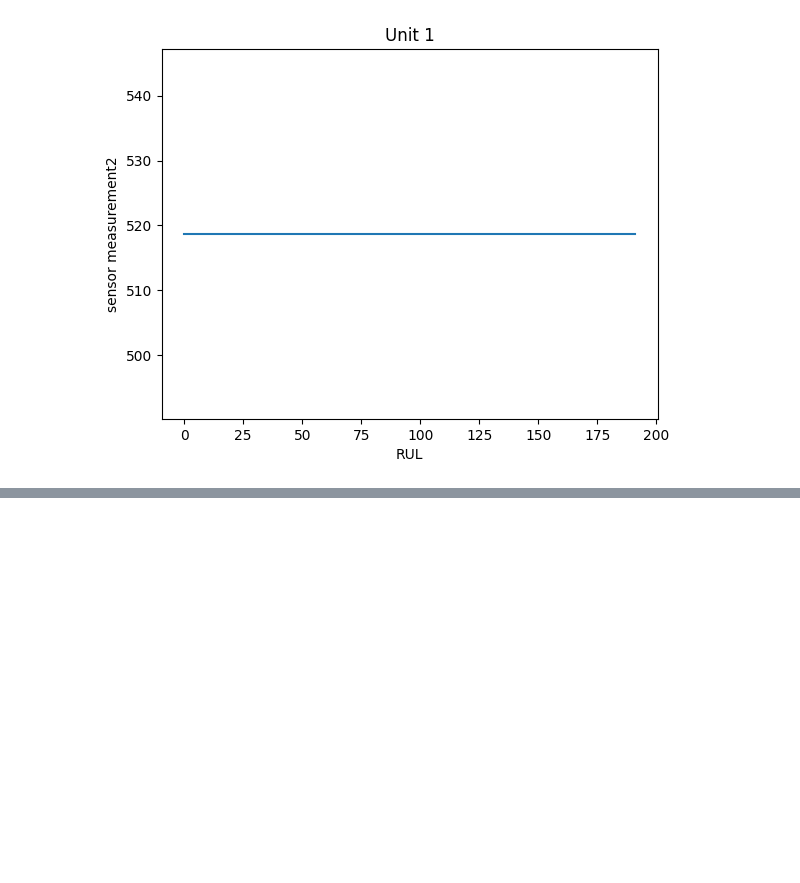
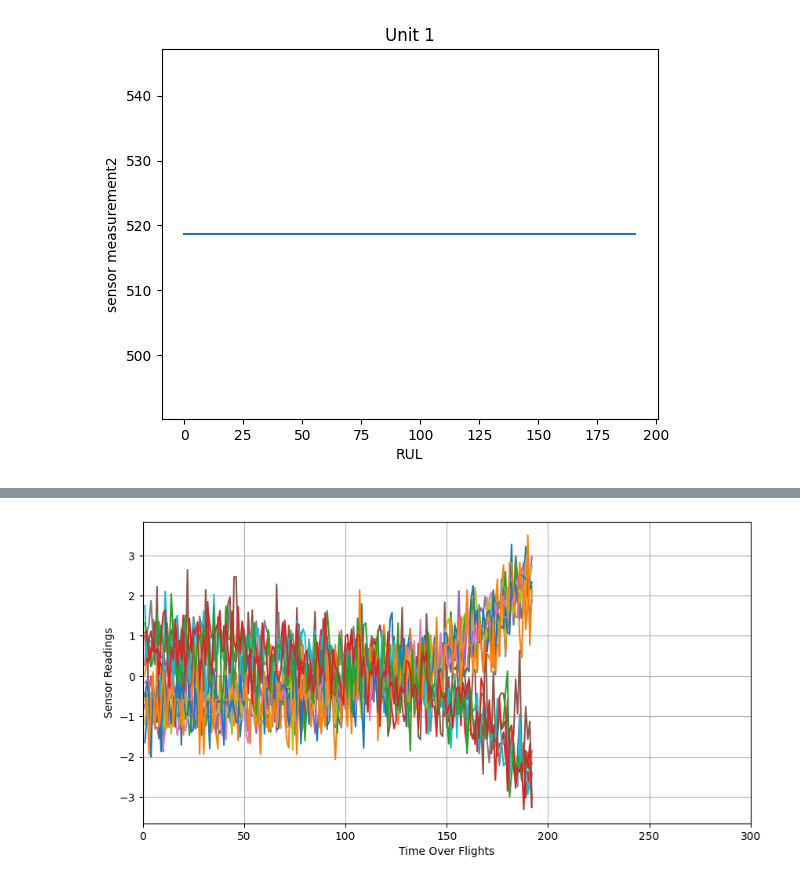
Before and after one commit to meghagkrishnan/jet_engine, a Jupyter notebook: notebooks/megha_jet_engine.ipynb, the cells around one changed output, grey strips where cells are left out. Drawn from its saved outputs; the diff is of its cells as text; code cells hidden in the pictures; blank space fills up the shorter version.

```diff
--- a/notebooks/megha_jet_engine.ipynb
+++ b/notebooks/megha_jet_engine.ipynb
@@ -10,7 +10,7 @@
 <br>-FD004: Multiple operating conditions, multiple fault modes.
 # %%
 import pandas as pd
-train_FD001 = pd.read_csv("train_FD001.txt",sep = ' ', header=None)
+train_FD001 = pd.read_csv("/home/meghagkrishnan/code/meghagkrishnan/jet_engine/raw_data/train_FD001.txt",sep = ' ', header=None)
 train_FD001.head()
 # %% [output]
 |  | 0 | 1 | 2 | 3 | 4 | 5 | 6 | 7 | 8 | 9 | ... | ... |
@@ -41,6 +41,3 @@ test_FD001.head()
 | 3 | 1 | 4 | 0.0042 | 0.0000 | 100.0 | 518.67 | 642.44 | 1584.12 | 1406.42 | 14.62 | ... | ... |
 | 4 | 1 | 5 | 0.0014 | 0.0000 | 100.0 | 518.67 | 642.51 | 1587.19 | 1401.92 | 14.62 | ... | ... |
 5 rows × 28 columns
-# %%
-columns = ['unit_number','time_in_cycles','os1', 'os2','os3', 'sm1', 'sm2', 'sm3', 'sm4', 'sm5',
-           'sm6', 'sm7', 'sm8', 'sm9', 'sm10', 'sm11', 'sm12','sm13', 'sm14','sm15', 'sm16', 'sm17', 'sm18', 'sm19','sm20', 'sm21', 'sm22', 'sm23']
@@ -47,3 +105,3 @@ columns = ['unit_number','time_in_cycles','os1', 'os2','os3', 'sm1', 'sm2', 'sm3
 # %%
-train_FD001.columns = columns
-train = train_FD001.drop(columns = ['sm22', 'sm23'])
+train = clean_train_data(train_FD001)
+train.head()
@@ -250,0 +335,7 @@ Text(0, 0.5, 'sensor measurement2')
+# %%
+from sklearn.preprocessing import StandardScaler
+engine_1_data = train[train['id'] == 1]
+sensor_df_1 = engine_1_data.drop(columns = ['id','cycle', 'setting1', 'setting2', 'RUL'])
+scaler = StandardScaler()
+scaled_sensor_df_1 = scaler.fit_transform(sensor_df_1)
+sensor_plot_1 = pd.DataFrame(scaled_sensor_df_1, columns=sensor_df_1.columns)
@@ -250,0 +348,19 @@ Text(0, 0.5, 'sensor measurement2')
+# %%
+import matplotlib.pyplot as plt
+
+sensor_columns = sensor_df_1.columns
+plt.figure(figsize = (10,5))
+for sensor in sensor_columns:
+    plt.plot(engine_1_data['cycle'], sensor_plot_1[sensor])
+
+plt.xlabel('Time Over Flights')
+plt.ylabel('Sensor Readings')
+plt.xlim(0,300)
+plt.grid(True)
+#plt.title('Sensor Readings for Engine 1')
+#plt.legend(loc='upper right', bbox_to_anchor=(1.2, 1))
+plt.show()
+
+#plt.plot(engine_1_data['cycle'], )
+# %% [output]
+[figure, added]
```
Also changed, not shown: parts of 9 cells of this notebook.
